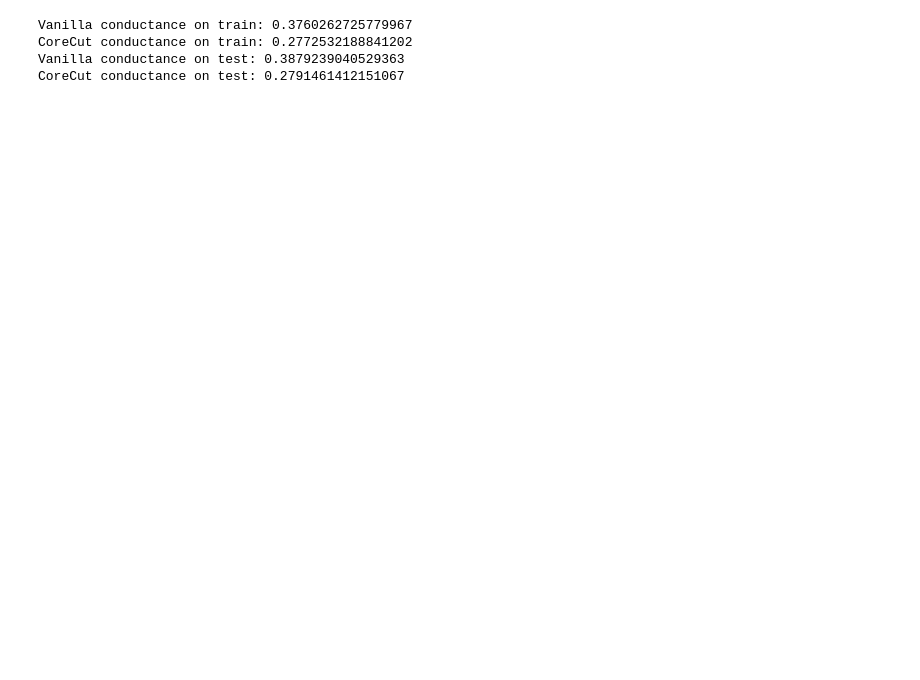
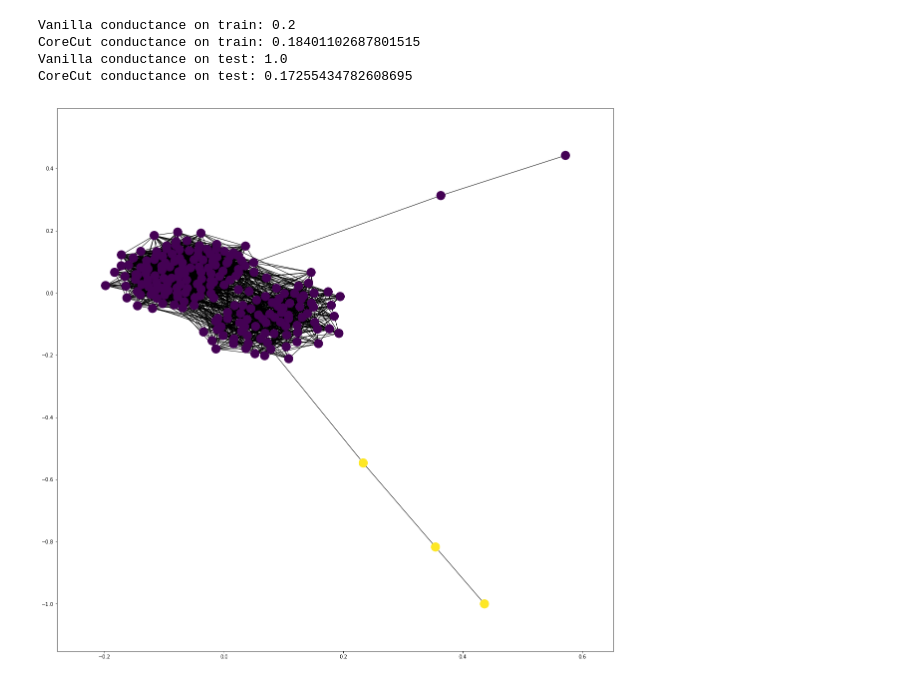
Before and after one commit to crisbodnar/regularised-spectral-clustering, a Jupyter notebook: spectral_clustering.ipynb, the cells around one changed output. Saved outputs shown, nothing was run; the diff lists cells and outputs as text; code cells hidden in the pictures; blank space fills up the shorter version.

```diff
--- a/spectral_clustering.ipynb
+++ b/spectral_clustering.ipynb
@@ -89,17 +118,20 @@ print(reg_min_part_size)
 from networkx.algorithms.cuts import conductance
 
 sorted_nodes = np.array(sorted_nodes)
-van_min_part_label = min_binary_part_label(sc_van.labels_)
-van_nodes_with_label = sorted_nodes[sc_van.labels_ == van_min_part_label]
-reg_min_part_label = min_binary_part_label(sc_reg.labels_)
-reg_nodes_with_label = sorted_nodes[sc_reg.labels_ == reg_min_part_label]
+van_nodes_with_label = sorted_nodes[sc_van.labels_ == 1]
+reg_nodes_with_label = sorted_nodes[sc_reg.labels_ == 1]
 
-print("Vanilla conductance on train: {}".format(conductance(graph, van_nodes_with_label)))
-print("CoreCut conductance on train: {}".format(conductance(graph, reg_nodes_with_label)))
-print("Vanilla conductance on test: {}".format(conductance(graph_test, van_nodes_with_label)))
-print("CoreCut conductance on test: {}".format(conductance(graph_test, reg_nodes_with_label)))
+print("Vanilla conductance on train: {}".format(conductance(train_graph, van_nodes_with_label)))
+print("CoreCut conductance on train: {}".format(conductance(train_graph, reg_nodes_with_label)))
+print("Vanilla conductance on test: {}".format(conductance(test_graph, van_nodes_with_label)))
+print("CoreCut conductance on test: {}".format(conductance(test_graph, reg_nodes_with_label)))
 # %% [output]
-Vanilla conductance on train: 0.3760262725779967
-CoreCut conductance on train: 0.2772532188841202
-Vanilla conductance on test: 0.3879239040529363
-CoreCut conductance on test: 0.2791461412151067
+Vanilla conductance on train: 0.2
+CoreCut conductance on train: 0.18401102687801515
+Vanilla conductance on test: 1.0
+CoreCut conductance on test: 0.17255434782608695
+# %%
+fig, ax = plt.subplots(1, 1, figsize=(20, 20));
+nx.draw_networkx(train_graph, ax=ax, with_labels=False, nodelist=list(sorted_nodes), node_color=sc_van.labels_)
+# %% [output]
+[figure, added]
```
Also changed, not shown: parts of 29 cells of this notebook.
